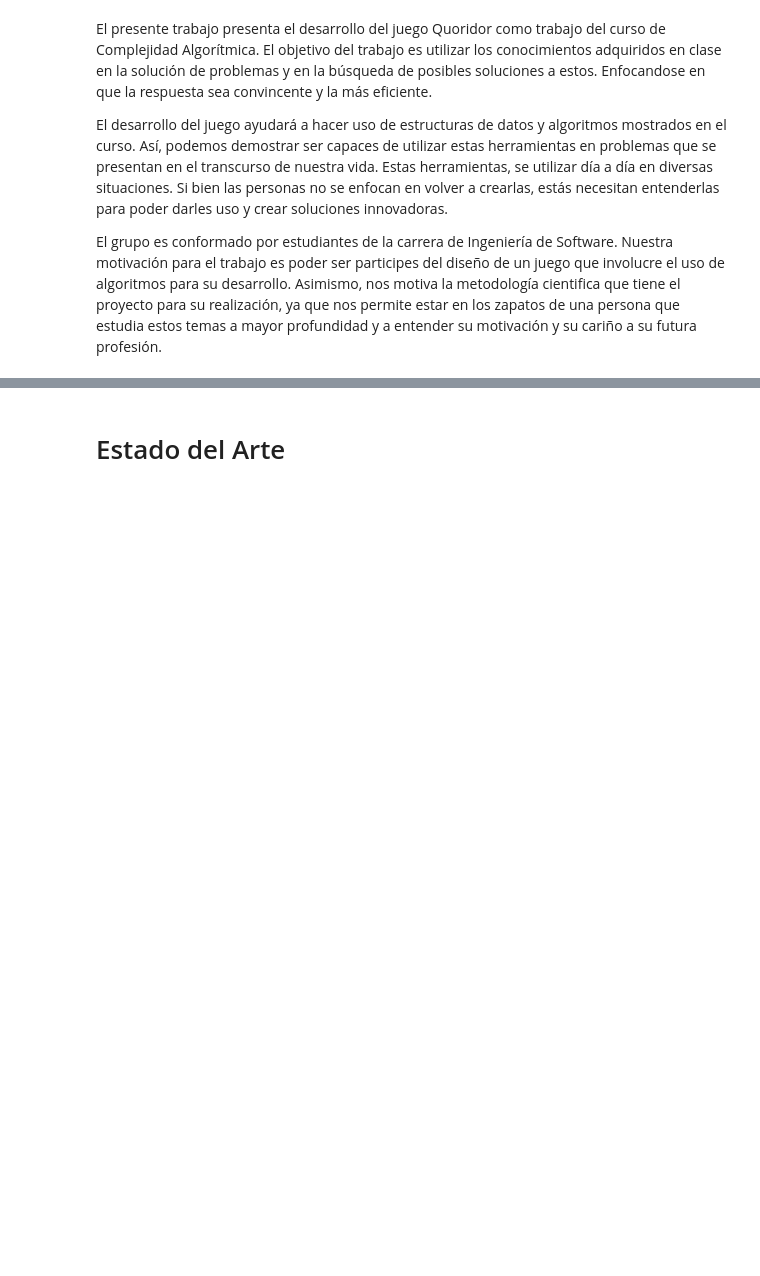
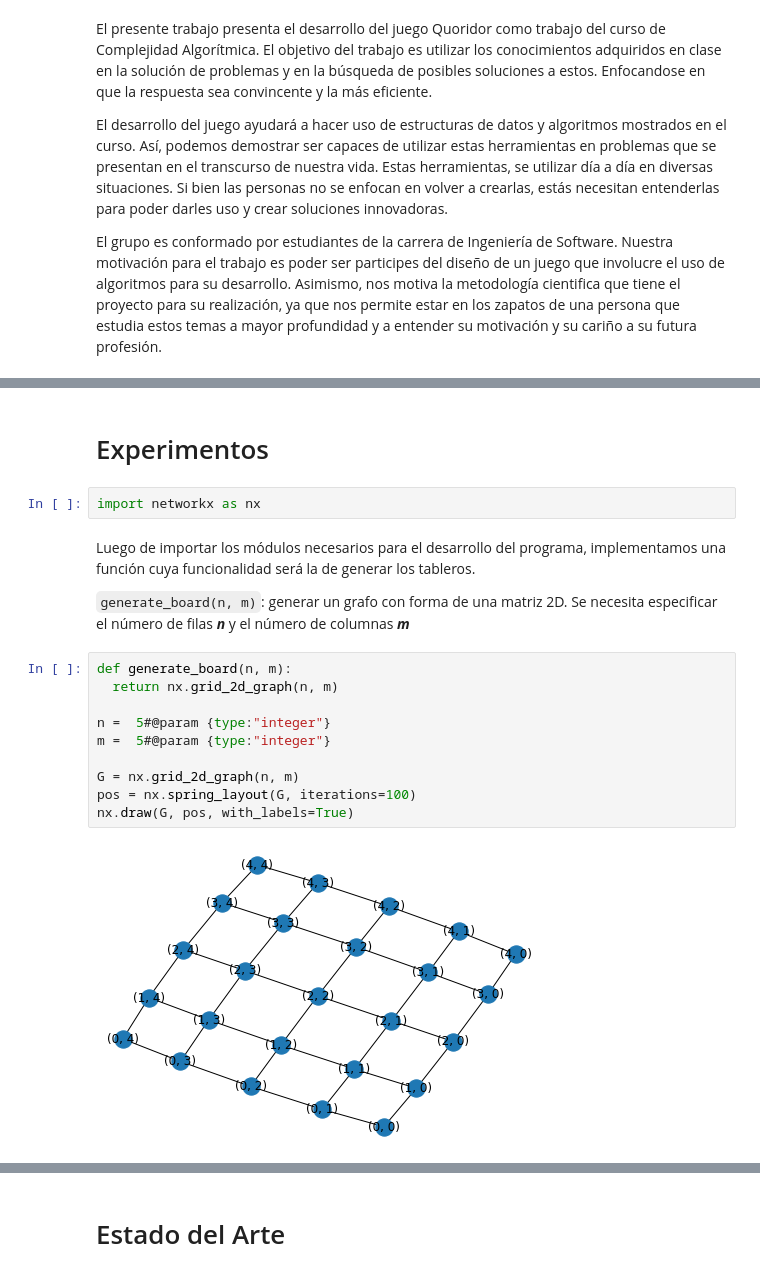
Before and after one commit to Madhamba/TrabajoComplejidad, a Jupyter notebook: Quoridor.ipynb, the cells around one changed output, grey strips where cells are left out. Saved outputs shown, nothing was run; the diff lists cells and outputs as text; blank space fills up the shorter version.

```diff
--- a/Quoridor.ipynb
+++ b/Quoridor.ipynb
@@ -8,0 +27,20 @@ El grupo es conformado por estudiantes de la carrera de Ingeniería de Software.
+# %% [markdown]
+# Experimentos
+# %%
+import networkx as nx
+# %% [markdown]
+Luego de importar los módulos necesarios para el desarrollo del programa, implementamos una función cuya funcionalidad será la de generar los tableros.
+
+`generate_board(n, m)`: generar un grafo con forma de una matriz 2D. Se necesita especificar el número de filas ***n*** y el número de columnas ***m***
+# %%
+def generate_board(n, m):
+  return nx.grid_2d_graph(n, m)
+
+n =  5#@param {type:"integer"}
+m =  5#@param {type:"integer"}
+
+G = nx.grid_2d_graph(n, m)
+pos = nx.spring_layout(G, iterations=100)
+nx.draw(G, pos, with_labels=True)
+# %% [output]
+[figure, added]
```
Also changed, not shown: parts of 18 cells of this notebook.
